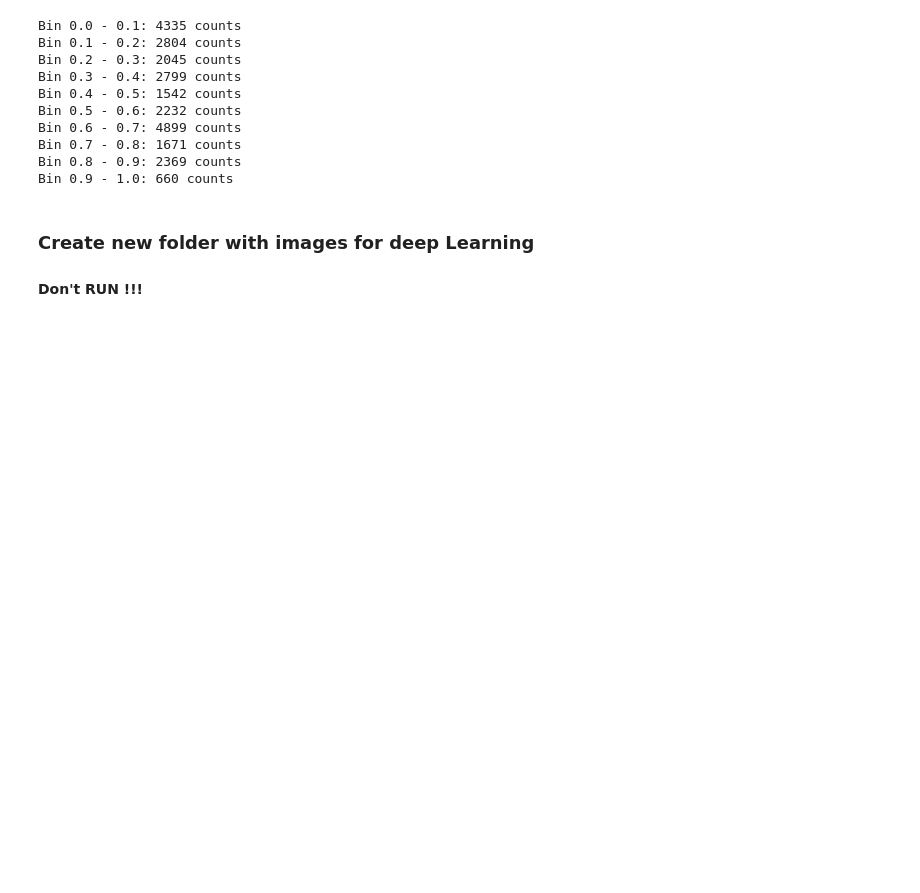
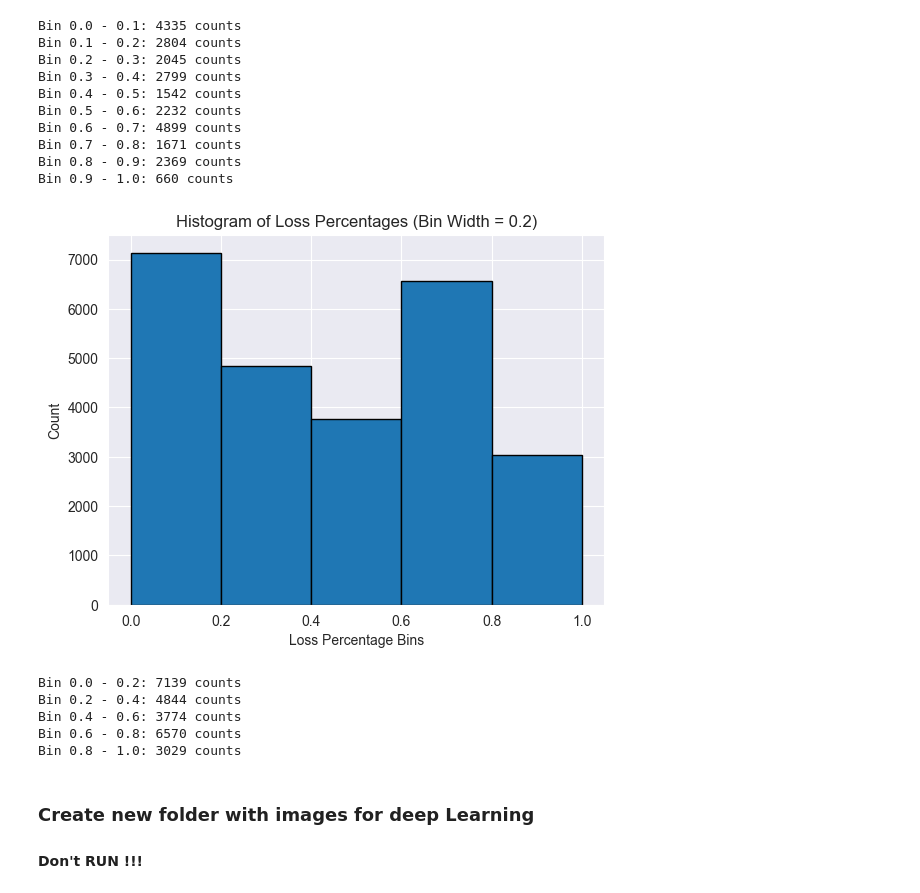
Before and after one commit to tomasrodriguesf1/CV-Project, a Jupyter notebook: Preprocessing + EDA.ipynb, the cells around one changed output. Saved outputs shown, nothing was run; the diff lists cells and outputs as text; code cells hidden in the pictures; blank space fills up the shorter version.

```diff
--- a/Preprocessing + EDA.ipynb
+++ b/Preprocessing + EDA.ipynb
@@ -266,6 +266,33 @@ Bin 0.6 - 0.7: 4899 counts
 Bin 0.7 - 0.8: 1671 counts
 Bin 0.8 - 0.9: 2369 counts
 Bin 0.9 - 1.0: 660 counts
+# %%
+# Set the bin width to 0.2
+bin_width = 0.2
+
+# Create bins from 0 to 1 with a step of bin_width
+bins = np.arange(0, 1.2, bin_width)
+
+# Count occurrences in each bin
+hist, bin_edges = np.histogram(filtered_df['loss_percentage'], bins=bins)
+
+# Visualize the histogram
+plt.bar(bins[:-1], hist, width=bin_width, align='edge', edgecolor='black')
+plt.xlabel('Loss Percentage Bins')
+plt.ylabel('Count')
+plt.title('Histogram of Loss Percentages (Bin Width = 0.2)')
+plt.show()
+
+# Display the results
+for i in range(len(hist)):
+    print(f"Bin {bins[i]:.1f} - {bins[i+1]:.1f}: {hist[i]} counts")
+# %% [output]
+[figure, added]
+Bin 0.0 - 0.2: 7139 counts
+Bin 0.2 - 0.4: 4844 counts
+Bin 0.4 - 0.6: 3774 counts
+Bin 0.6 - 0.8: 6570 counts
+Bin 0.8 - 1.0: 3029 counts
 # %% [markdown]
 ### Create new folder with images for deep Learning
 
```
Also changed, not shown: 1 other file.
